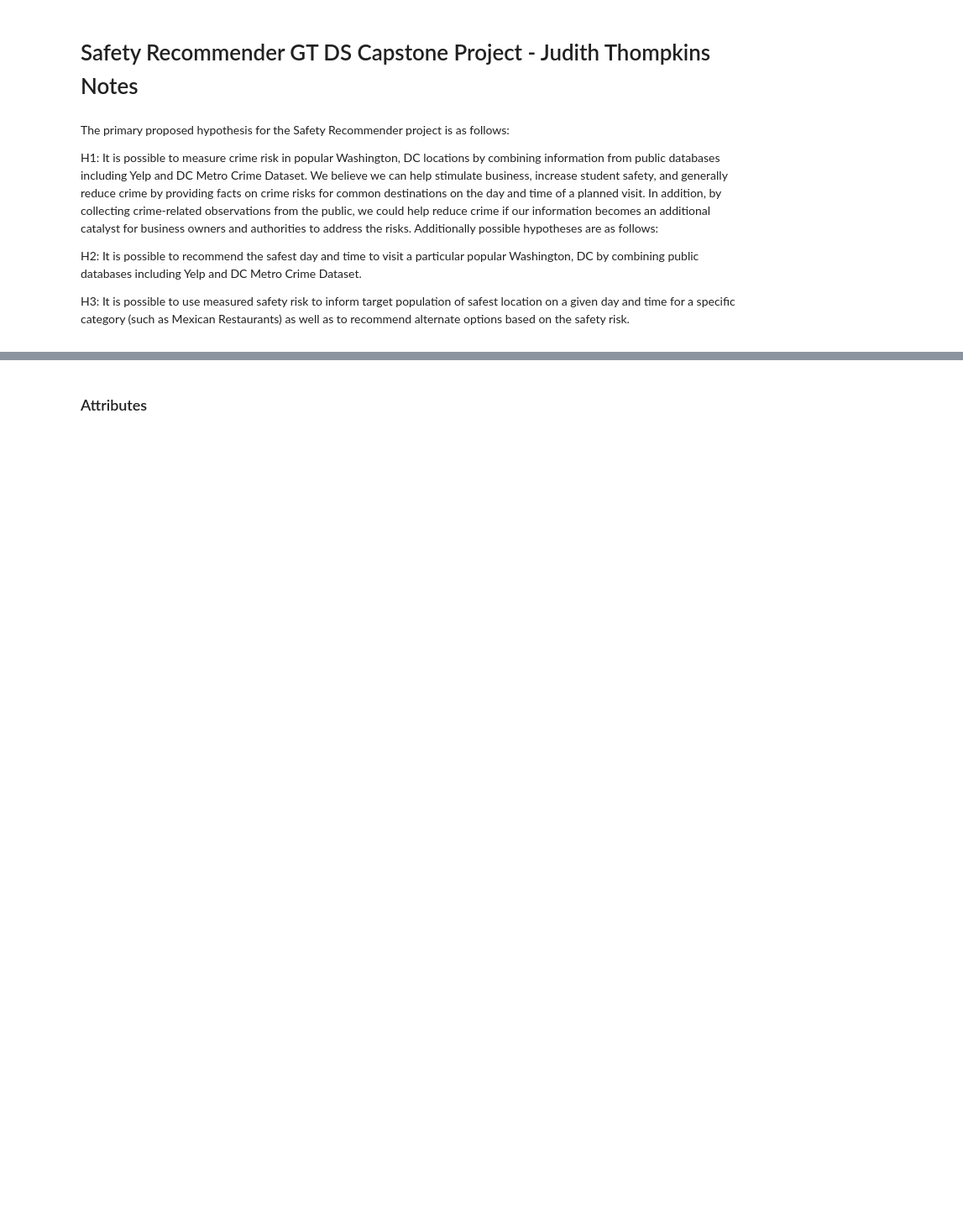
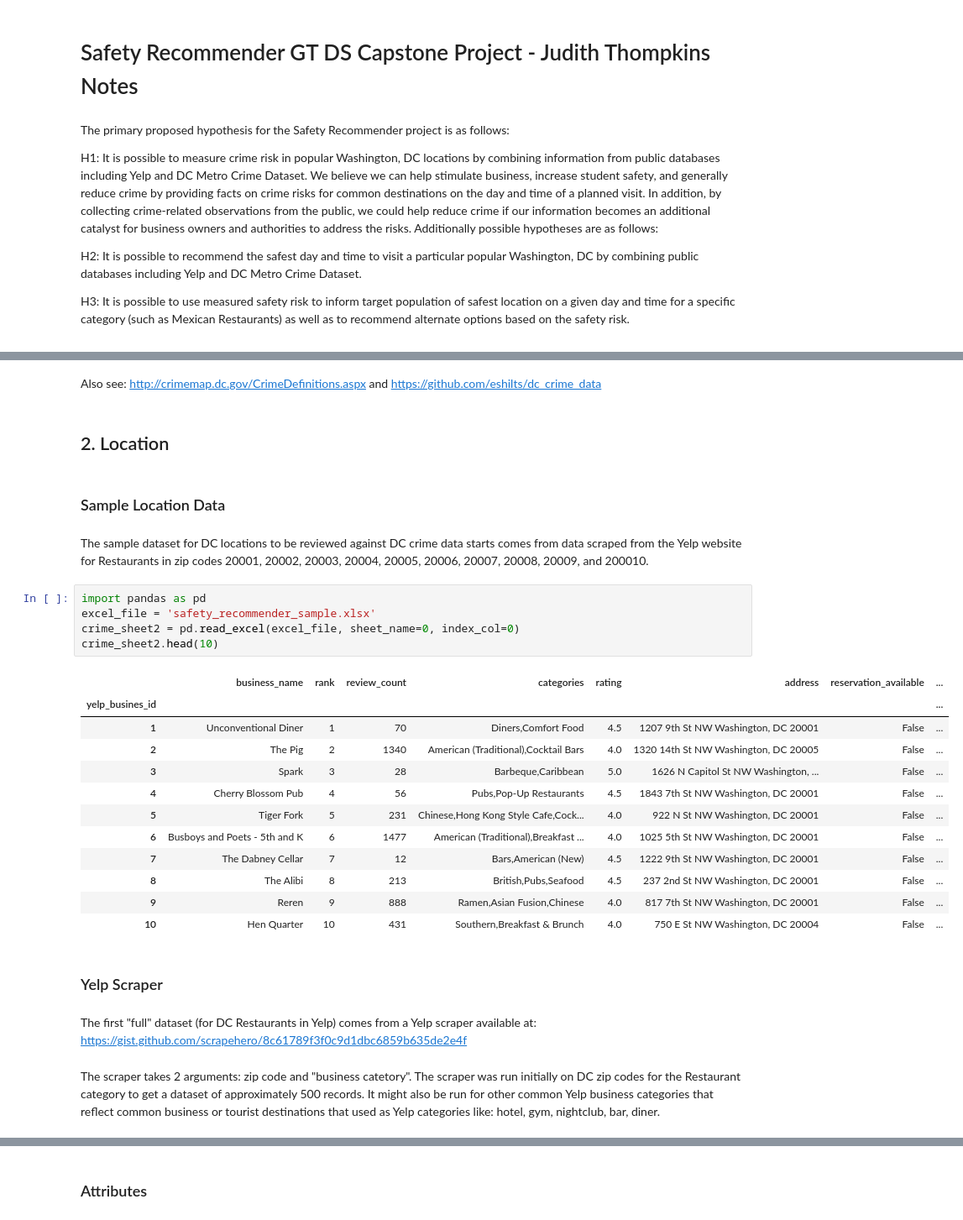
Before and after one commit to judithannthompkins/gtdatascience, a Jupyter notebook: capstone/Safety_Recommender.ipynb, the cells around one changed output, grey strips where cells are left out. Shown: that part at 84% size. Cells and saved outputs as stored; diff of their text form; blank space fills up the shorter version.

```diff
--- a/capstone/Safety_Recommender.ipynb
+++ b/capstone/Safety_Recommender.ipynb
@@ -8,0 +36,32 @@ Additionally possible hypotheses are as follows:
+# %% [markdown]
+Also see:  http://crimemap.dc.gov/CrimeDefinitions.aspx and https://github.com/eshilts/dc_crime_data
+# %% [markdown]
+## 2. Location
+# %% [markdown]
+### Sample Location Data
+# %% [markdown]
+The sample dataset for DC locations to be reviewed against DC crime data starts comes from data scraped from the Yelp website for Restaurants in zip codes 20001, 20002, 20003, 20004, 20005, 20006, 20007, 20008, 20009, and 200010.
+# %%
+import pandas as pd
+excel_file = 'safety_recommender_sample.xlsx'
+crime_sheet2 = pd.read_excel(excel_file, sheet_name=0, index_col=0)
+crime_sheet2.head(10)
+# %% [output]
+|  | business_name | rank | review_count | categories | rating | address | reservation_available | ... |
+| yelp_busines_id |  |  |  |  |  |  |  | ... |
+| 1 | Unconventional Diner | 1 | 70 | Diners,Comfort Food | 4.5 | 1207 9th St NW Washington, DC 20001 | False | ... |
+| 2 | The Pig | 2 | 1340 | American (Traditional),Cocktail Bars | 4.0 | 1320 14th St NW Washington, DC 20005 | False | ... |
+| 3 | Spark | 3 | 28 | Barbeque,Caribbean | 5.0 | 1626 N Capitol St NW Washington, ... | False | ... |
+| 4 | Cherry Blossom Pub | 4 | 56 | Pubs,Pop-Up Restaurants | 4.5 | 1843 7th St NW Washington, DC 20001 | False | ... |
+| 5 | Tiger Fork | 5 | 231 | Chinese,Hong Kong Style Cafe,Cock... | 4.0 | 922 N St NW Washington, DC 20001 | False | ... |
+| 6 | Busboys and Poets - 5th and K | 6 | 1477 | American (Traditional),Breakfast ... | 4.0 | 1025 5th St NW Washington, DC 20001 | False | ... |
+| 7 | The Dabney Cellar | 7 | 12 | Bars,American (New) | 4.5 | 1222 9th St NW Washington, DC 20001 | False | ... |
+| 8 | The Alibi | 8 | 213 | British,Pubs,Seafood | 4.5 | 237 2nd St NW Washington, DC 20001 | False | ... |
+| 9 | Reren | 9 | 888 | Ramen,Asian Fusion,Chinese | 4.0 | 817 7th St NW Washington, DC 20001 | False | ... |
+| 10 | Hen Quarter | 10 | 431 | Southern,Breakfast & Brunch | 4.0 | 750 E St NW Washington, DC 20004 | False | ... |
+# %% [markdown]
+### Yelp Scraper
+# %% [markdown]
+The first "full" dataset (for DC Restaurants in Yelp) comes from a Yelp scraper available at:  https://gist.github.com/scrapehero/8c61789f3f0c9d1dbc6859b635de2e4f
+# %% [markdown]
+The scraper takes 2 arguments:  zip code and "business catetory". The scraper was run initially on DC zip codes for the Restaurant category to get a dataset of approximately 500 records. It might also be run for other common Yelp business categories that reflect common business or tourist destinations that used as Yelp categories like: hotel, gym, nightclub, bar, diner.
```
Also changed, not shown: parts of 31 cells of this notebook.
